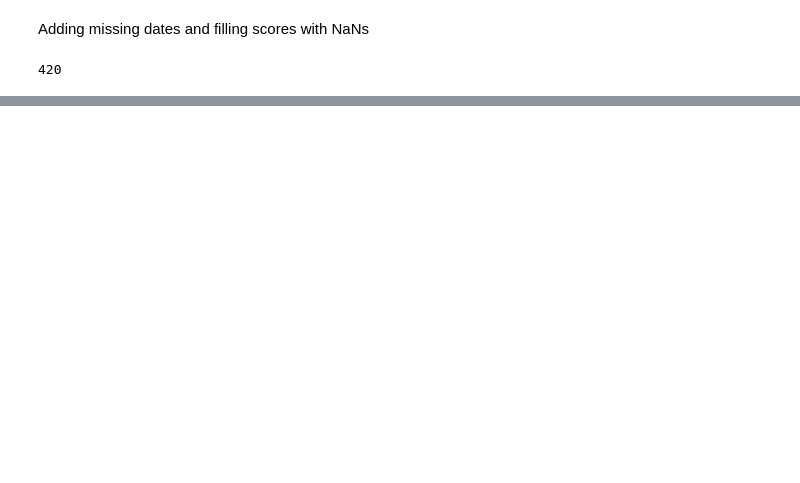
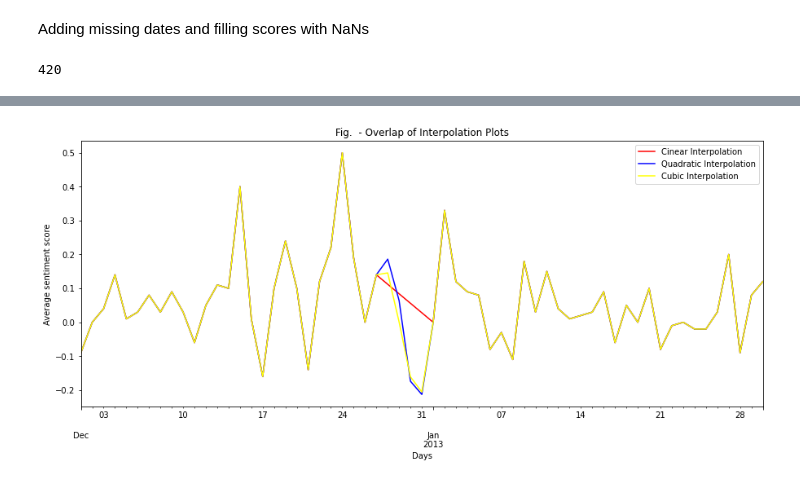
Before and after one commit to Carloselrecharlie/CA2_2ndSem, a Jupyter notebook: CA2_2ndSem.ipynb, the cells around one changed output, grey strips where cells are left out. Saved outputs shown, nothing was run; the diff lists cells and outputs as text; code cells hidden in the pictures; blank space fills up the shorter version.

```diff
--- a/CA2_2ndSem.ipynb
+++ b/CA2_2ndSem.ipynb
@@ -1048,0 +1136,27 @@ print(" there are missing dates->",missingDates.count());missingDates.show()
+# %%
+# duplicating df for tests
+interpol2= averageScoresPd
+
+#triggering three interpolation types with pandas
+linInt= interpol2['averageScore'].interpolate(method='linear')
+quadInt= interpol2['averageScore'].interpolate(method='quadratic')
+cubInt= interpol2['averageScore'].interpolate(method='cubic')
+# %%
+# creating a figure and axis
+fig, ax = plt.subplots(figsize=(15, 6))
+
+# plotting each df on the same axis
+linInt.loc['2012-12-01':'2013-01-30'].plot(ax=ax, color='red', label='Cinear Interpolation')
+quadInt.loc['2012-12-01':'2013-01-30'].plot(ax=ax, color='blue', label='Quadratic Interpolation')
+cubInt.loc['2012-12-01':'2013-01-30'].plot(ax=ax, color='yellow', label='Cubic Interpolation')
+
+# setting axis labels and title
+ax.set_xlabel('Days')
+ax.set_ylabel('Average sentiment score')
+ax.set_title('Fig.  - Overlap of Interpolation Plots')
+
+ax.legend()
+
+plt.show()
+# %% [output]
+[figure, added]
```
Also changed, not shown: parts of 77 cells of this notebook, 1 other file.
